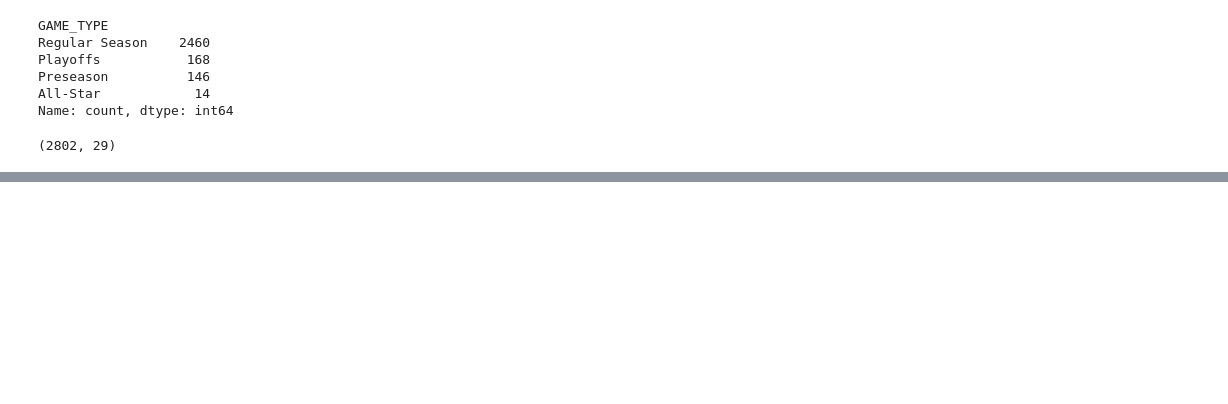
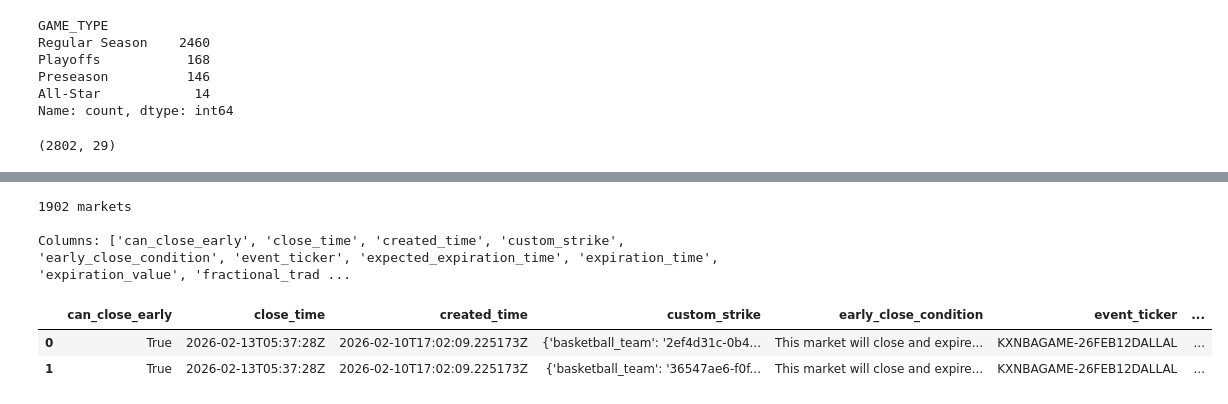
Before and after one commit to cziwang/prediction-market-exploration, a Jupyter notebook: notebooks/nba_eda.ipynb, the cells around one changed output, grey strips where cells are left out. Cells and saved outputs as stored; diff of their text form; code cells hidden in the pictures; blank space fills up the shorter version.

```diff
--- a/notebooks/nba_eda.ipynb
+++ b/notebooks/nba_eda.ipynb
@@ -140,0 +279,15 @@ pbp_df.head(10)
+# %%
+# Load a sample historical markets file (e.g. KXNBAGAME — win/loss)
+obj = s3.get_object(Bucket=S3_BUCKET, Key="kalshi/historical_markets/KXNBAGAME.json")
+markets_raw = json.loads(obj["Body"].read())
+markets_df = pd.DataFrame(markets_raw)
+print(f"{len(markets_df)} markets")
+print(f"\nColumns: {markets_df.columns.tolist()}")
+markets_df.head(2)
+# %% [output]
+1902 markets
+
+Columns: ['can_close_early', 'close_time', 'created_time', 'custom_strike', 'early_close_condition', 'event_ticker', 'expected_expiration_time', 'expiration_time', 'expiration_value', 'fractional_trad ...
+|  | can_close_early | close_time | created_time | custom_strike | early_close_condition | event_ticker | ... |
+| 0 | True | 2026-02-13T05:37:28Z | 2026-02-10T17:02:09.225173Z | {'basketball_team': '2ef4d31c-0b4... | This market will close and expire... | KXNBAGAME-26FEB12DALLAL | ... |
+| 1 | True | 2026-02-13T05:37:28Z | 2026-02-10T17:02:09.225173Z | {'basketball_team': '36547ae6-f0f... | This market will close and expire... | KXNBAGAME-26FEB12DALLAL | ... |
```
Also changed, not shown: parts of 22 cells of this notebook, 1 other file.
